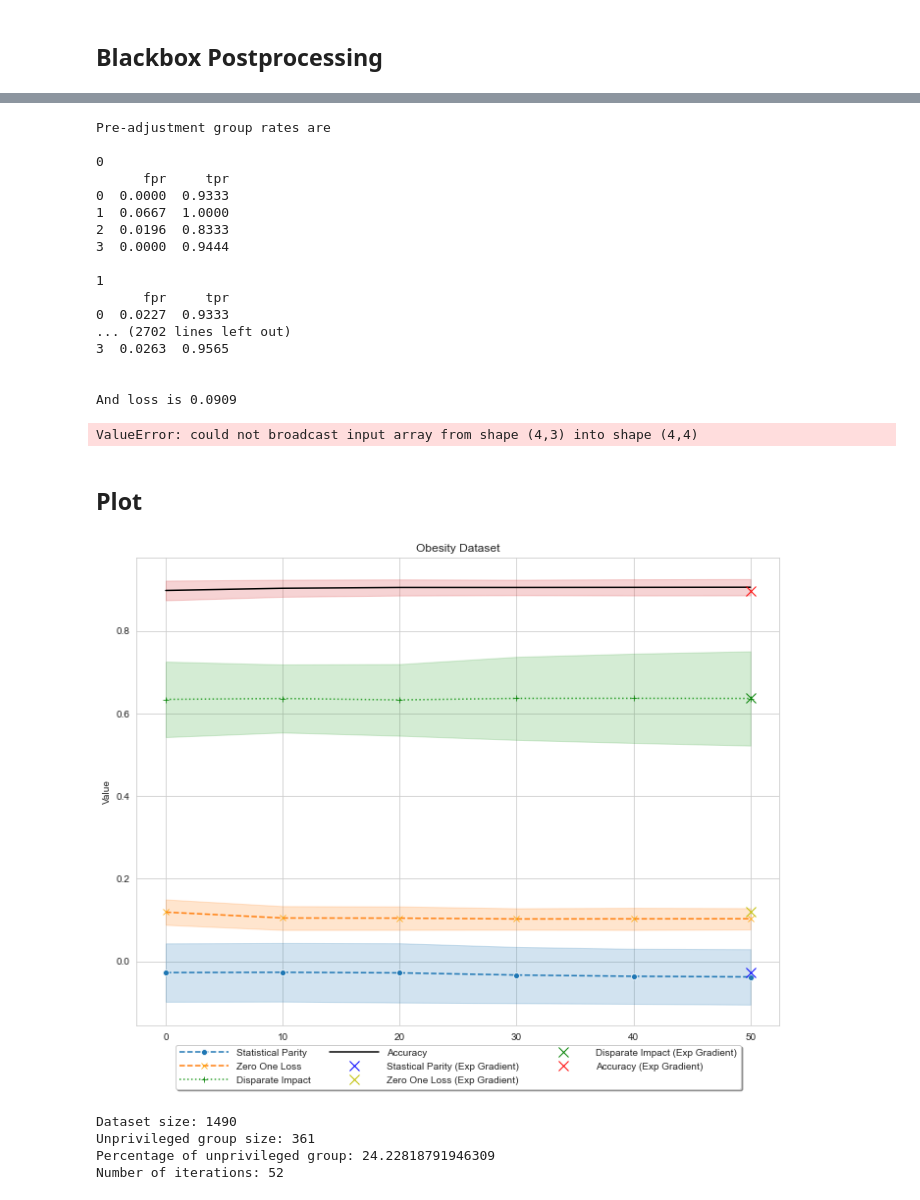
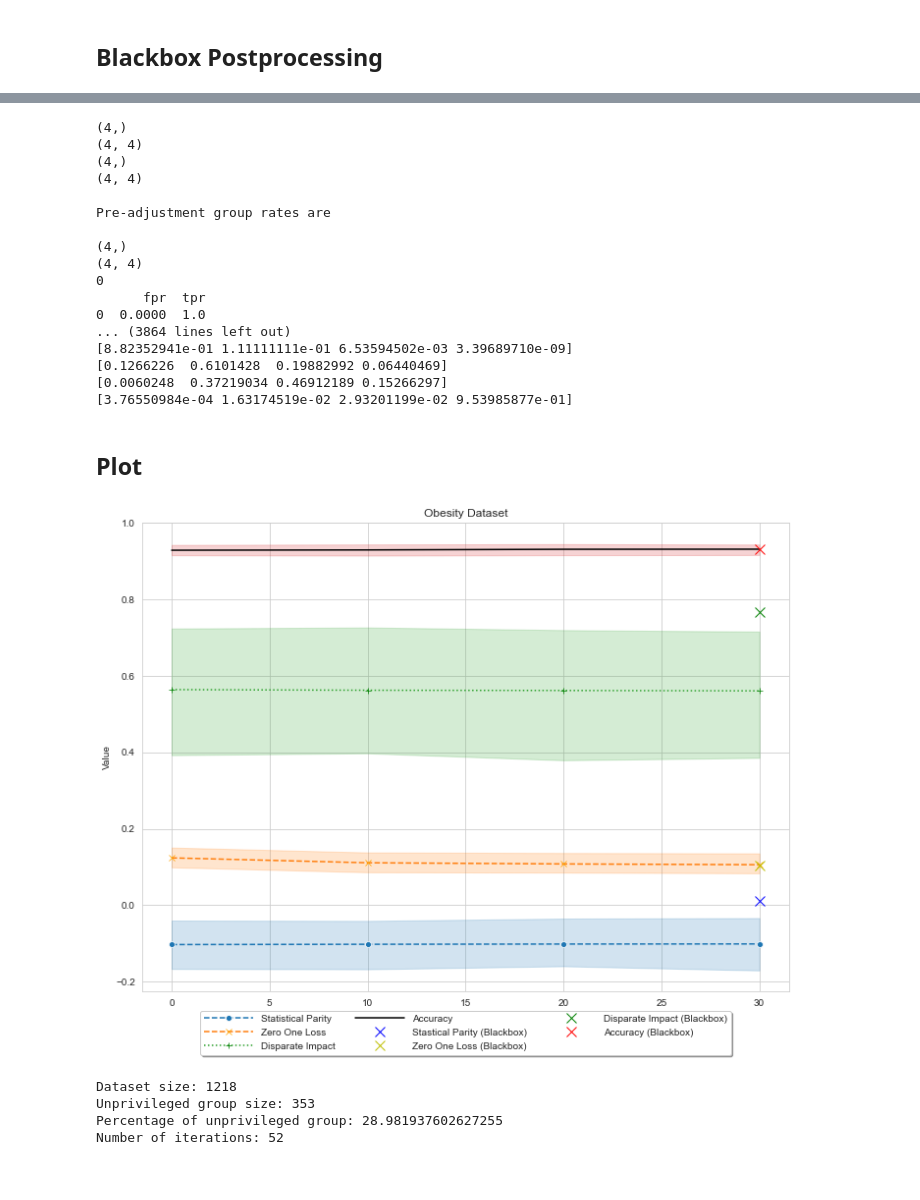
Before and after one commit to giordanoDaloisio/fairness, a Jupyter notebook: obesity.ipynb, the cells around one changed output, grey strips where cells are left out. Cells and saved outputs as stored; diff of their text form; code cells hidden in the pictures.

```diff
--- a/obesity.ipynb
+++ b/obesity.ipynb
@@ -119,38 +125,39 @@ metrics = eval_demv(10, iters, data.copy(), pipeline, label, protected_group, se
+# %%
+data = data.sample(frac=1).reset_index(drop=True)
 # %%
 model, blackboxmetrics, pred = cross_val2(pipeline, data, label, protected_group, sensitive_vars, positive_label=positive_label)
 # %% [output]
+(4,)
+(4, 4)
+(4,)
+(4, 4)
+
 Pre-adjustment group rates are
 
+(4,)
+(4, 4)
 0
-      fpr     tpr
-0  0.0000  0.9333
-1  0.0667  1.0000
-2  0.0196  0.8333
-3  0.0000  0.9444
-
-1
-      fpr     tpr
-0  0.0227  0.9333
-... (2702 lines left out)
-3  0.0263  0.9565
-
-
-And loss is 0.0909
+      fpr  tpr
+0  0.0000  1.0
+... (3864 lines left out)
+[8.82352941e-01 1.11111111e-01 6.53594502e-03 3.39689710e-09]
+[0.1266226  0.6101428  0.19882992 0.06440469]
+[0.0060248  0.37219034 0.46912189 0.15266297]
+[3.76550984e-04 1.63174519e-02 2.93201199e-02 9.53985877e-01]
-ValueError: could not broadcast input array from shape (4,3) into shape (4,4)
 # %% [markdown]
 ##  Plot
 # %%
 df = prepareplots(metrics, 'obesity')
 # %%
-points = preparepoints(blackboxmetrics, 50)
+points = preparepoints(blackboxmetrics, 30)
 
 plot_metrics_curves(df, points, 'Obesity Dataset')
 # %% [output]
-[figure, old version]
+[figure, new version]
 # %%
 unprivpergentage(data, protected_group, 52)
 # %% [output]
-Dataset size: 1490
-Unprivileged group size: 361
-Percentage of unprivileged group: 24.22818791946309
+Dataset size: 1218
+Unprivileged group size: 353
+Percentage of unprivileged group: 28.981937602627255
 Number of iterations: 52
```
Also changed, not shown: parts of 3 cells of this notebook, 10 other files.
